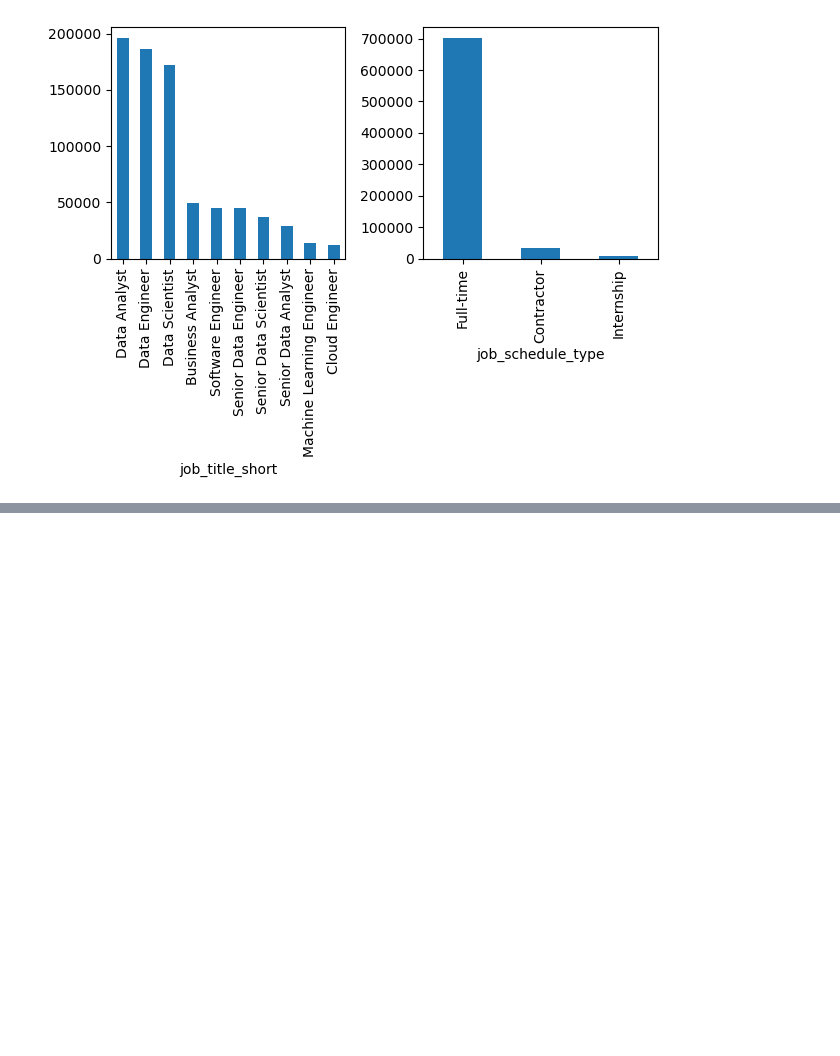
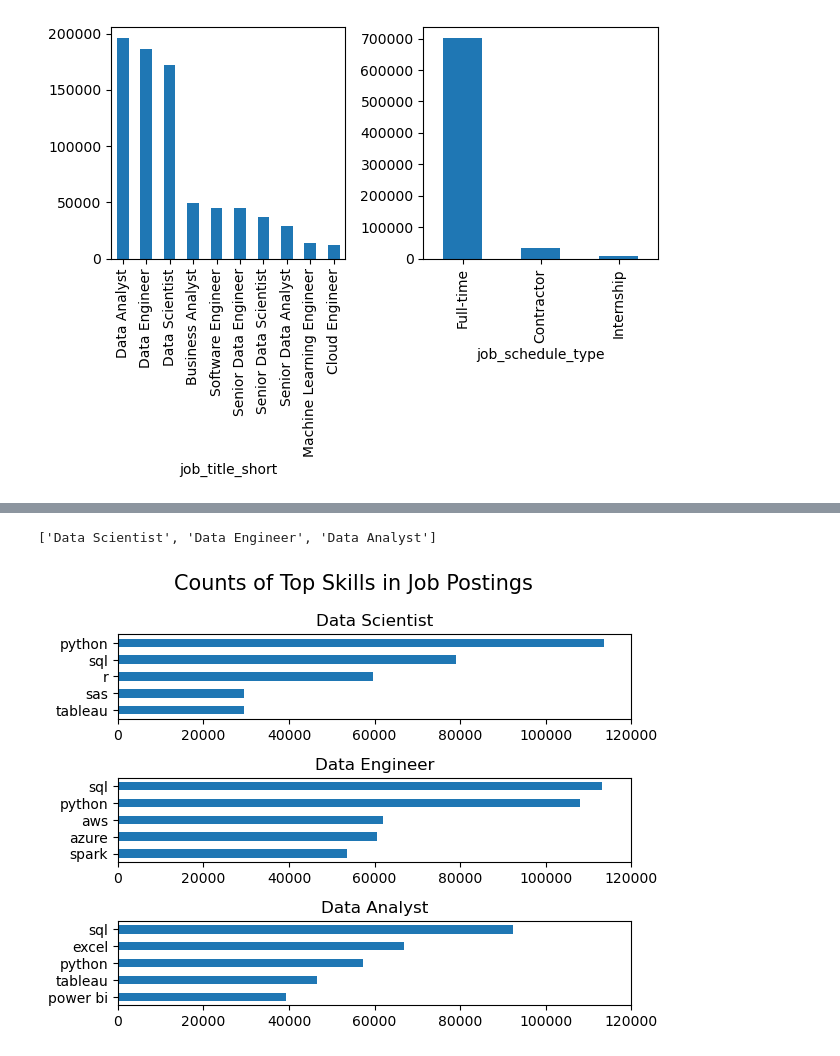
Before and after one commit to Sodium-Man/Python_Data_Project, a Jupyter notebook: Source/Matplotlib_Format_Charts.ipynb, the cells around one changed output, grey strips where cells are left out. Drawn from its saved outputs; the diff is of its cells as text; code cells hidden in the pictures; blank space fills up the shorter version.

Commit message:
Format Charts

```diff
--- a/Source/Matplotlib_Format_Charts.ipynb
+++ b/Source/Matplotlib_Format_Charts.ipynb
@@ -47,3 +47,11 @@ df['job_schedule_type'].value_counts().head(3).plot(kind='bar', ax=ax[1])
 fig.tight_layout()
 # %% [output]
 [figure]
+# %%
+df_skills = df.copy()
+df_skills = df_skills.explode('job_skills')
+skills_count = df_skills.groupby(['job_skills', 'job_title_short']).size()
+df_skills_count = skills_count.reset_index(name='skill_count')
+df_skills_count.sort_values(by='skill_count', ascending=False, inplace=True)
+
+df_skills_count
@@ -49,0 +72,23 @@ fig.tight_layout()
+# %%
+job_titles = df_skills_count['job_title_short'].unique().tolist()
+
+job_titles = job_titles[:3]
+
+job_titles
+# %% [output]
+['Data Scientist', 'Data Engineer', 'Data Analyst']
+# %%
+fig, ax = plt.subplots(len(job_titles), 1)
+
+for i, job_title in enumerate(job_titles):
+    df_skills_count[df_skills_count['job_title_short'] == job_title].head(5).plot(kind='barh', x='job_skills', y='skill_count', ax=ax[i], title=job_title)
+    ax[i].invert_yaxis()
+    ax[i].set_ylabel('')
+    ax[i].get_legend().remove()
+    ax[i].set_xlim(0, 120000) # make the scales the same
+
+fig.suptitle('Counts of Top Skills in Job Postings', fontsize=15)
+fig.tight_layout() # fix the overlap
+plt.show()
+# %% [output]
+[figure, added]
```
Also changed, not shown: parts of 1 cell of this notebook.
